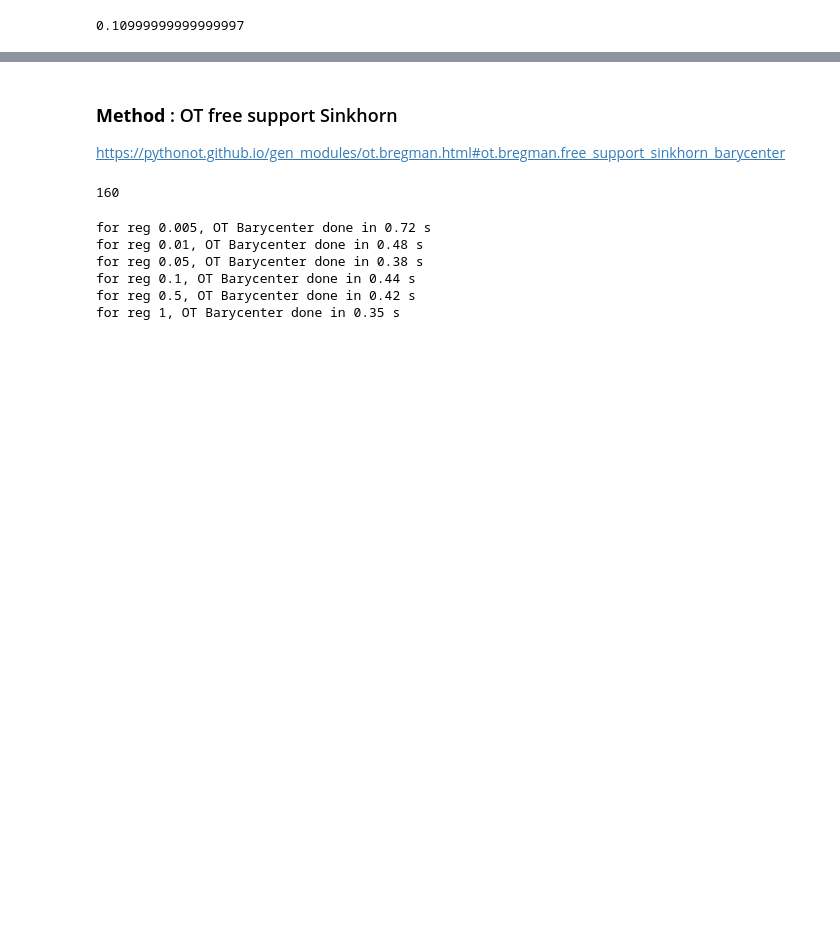
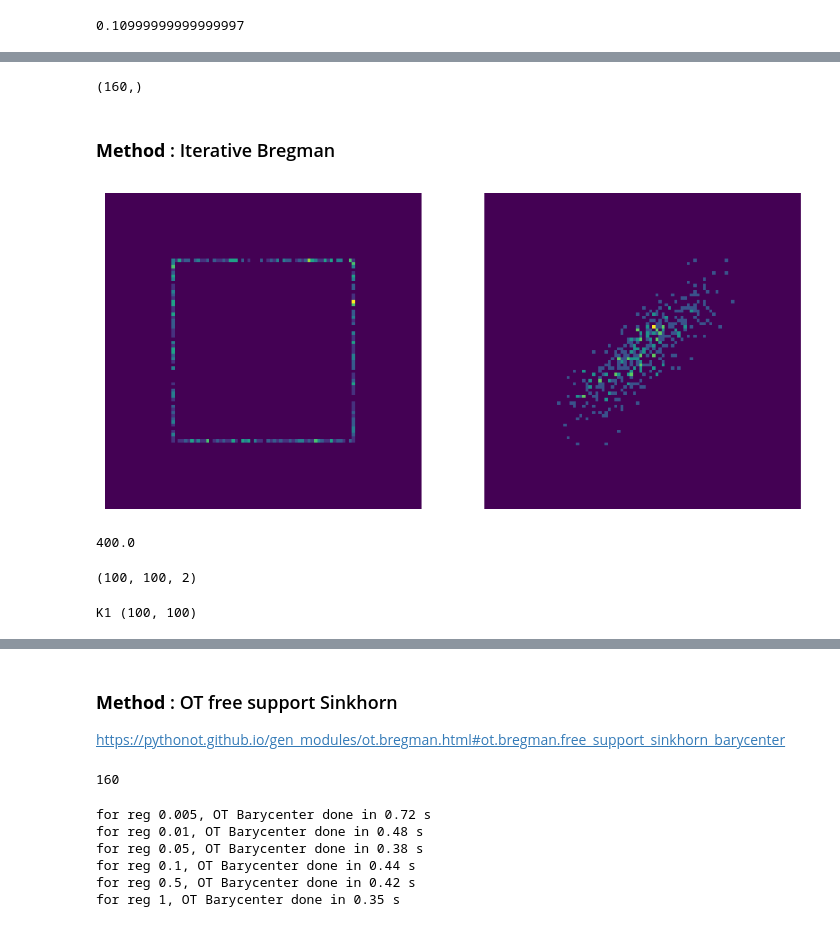
Before and after one commit to InesVATI/projectOT_stochastic_wasserstein_barycenters, a Jupyter notebook: code/experiments.ipynb, the cells around one changed output, grey strips where cells are left out. Saved outputs shown, nothing was run; the diff lists cells and outputs as text; code cells hidden in the pictures; blank space fills up the shorter version.

```diff
--- a/code/experiments.ipynb
+++ b/code/experiments.ipynb
@@ -404,8 +404,10 @@ result_path_1D_skewnorm = results_folder / 'time_metrics_1D_skewnorm.pkl'
 if not result_path_1D_skewnorm.exists():
     time_metrics_1D_skewnorm = {'Optimal_Monge_Map' : [],
                     'Iterative_Bregman' : [],
+                    'OT_free_support_Sinkhorn' : [],
                     'Ascent_Snap_algorithm': {'total': [], 'ascent_time': [], 'snap_time': []}
                     }
 else :
     with open(result_path_1D_skewnorm, 'rb') as f:
         time_metrics_1D_skewnorm = pickle.load(f)
+time_metrics_1D_skewnorm
@@ -412,3 +421,6 @@ else :
+# %%
+time_metrics_1D_skewnorm['Ascent_Snap_algorithm']['ascent_time'] += [0.332452]
+time_metrics_1D_skewnorm['Ascent_Snap_algorithm']['snap_time'] += [0.2322333]
 # %%
 skews = [8, -4]
 means = [3, 8]
@@ -497,7 +509,7 @@ plt.show()
 def bregman_algo(A: np.ndarray, x: np.ndarray,
                  epsilon : float,
                  niter : int = 500):
-    """ uniform weights """
+    """ uniform weights 1D"""
 
     [Y, X] = np.meshgrid(x, x)
     K = np.exp(- (X - Y)**2/ epsilon )
@@ -756,2 +858,65 @@ plt.show()
 # %%
 a0, a1 = ot.unif(len(X0)), ot.unif(len(X1))
+a0.shape
+# %% [output]
+(160,)
+# %% [markdown]
+### **Method** : Iterative Bregman
+# %%
+h, w = 100, 100
+pos0, pos1 = -3.5, 3.5
+pos_diff = pos1 - pos0
+a0 = np.zeros((h, w))
+a1 = np.copy(a0)
+
+def nb_points_in_pixel(points, i, j, h=h, w=w):
+    n = (points[:, 1] <= pos1 - pos_diff*i/h) & (points[:, 1] >= pos1 - pos_diff*(i+1)/h) & (points[:, 0] >= pos0 + pos_diff*j/w) & (points[:, 0] < pos0 + pos_diff*(j+1)/w)
+    return n.sum()
+
+# nb_total_points = len(X0)
+for i in range(h):
+    for j in range(w):
+        # fill image a0
+        nb_pts = nb_points_in_pixel(X0, i, j)
+        a0[i,j] = nb_pts
+
+        # fill image a1
+        nb_pts = nb_points_in_pixel(X1, i, j)
+        a1[i,j] = nb_pts
+# %%
+# im = 255*(a0 - a0.min())/(a0.max() - a0.min())
+fig = plt.figure(figsize=(10, 10))
+plt.subplot(1, 2, 1)
+plt.imshow(a0)
+plt.axis('off')
+plt.subplot(1, 2, 2)
+plt.imshow(a1)
+plt.axis('off')
+plt.show()
+# %% [output]
+[figure, added]
+# %%
+a1.sum()
+# %% [output]
+400.0
+# %%
+rescale = lambda x: (x - x.min())/(x.max() - x.min())
+vmin =.01
+A = np.zeros((h, w, 2))
+A[:, :, 0] = normalize( rescale(a0) + vmin)
+A[:, :, 1] = normalize( rescale(a1) + vmin)
+A.shape
+# %% [output]
+(100, 100, 2)
+# %%
+epsilon = (.04)**2
+
+th, tw = np.linspace(0,1,h), np.linspace(0, 1, w)
+[Y,X] = np.meshgrid(th, tw)
+K1 = np.exp(-(X-Y)**2/epsilon)
+K = lambda x: np.dot(np.dot(K1,x),K1)
+print('K1', Y.shape)
+
+lambd = np.ones(J)/J
+# %% [output]
+K1 (100, 100)
```
Also changed, not shown: parts of 23 cells of this notebook, 23 other files.
